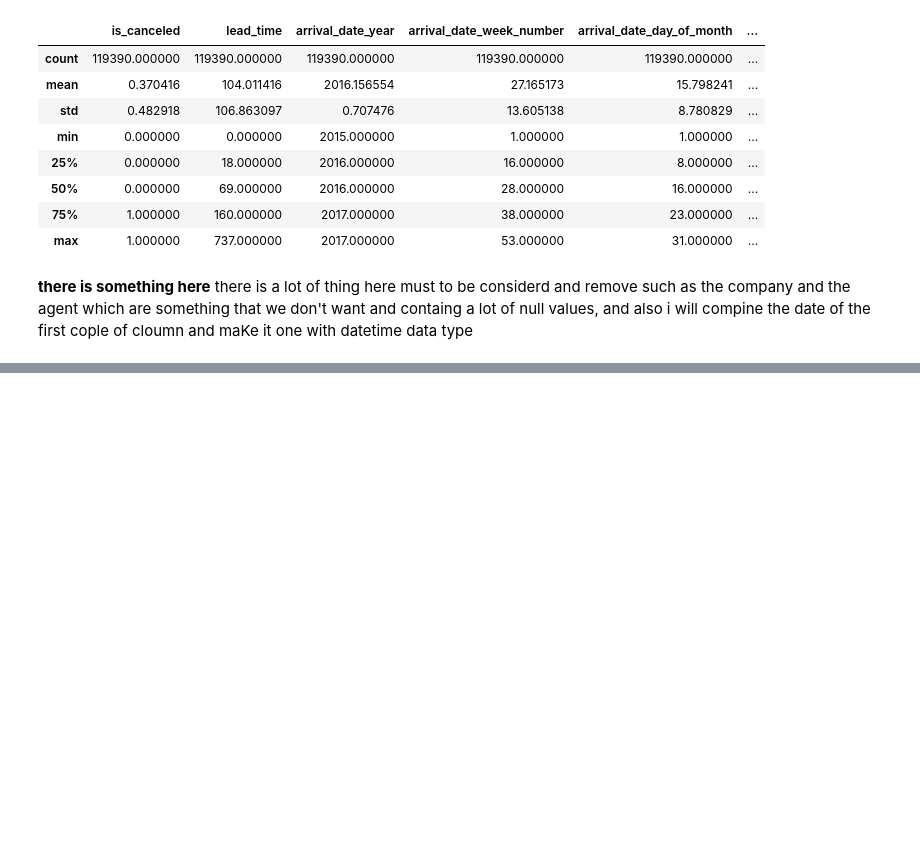
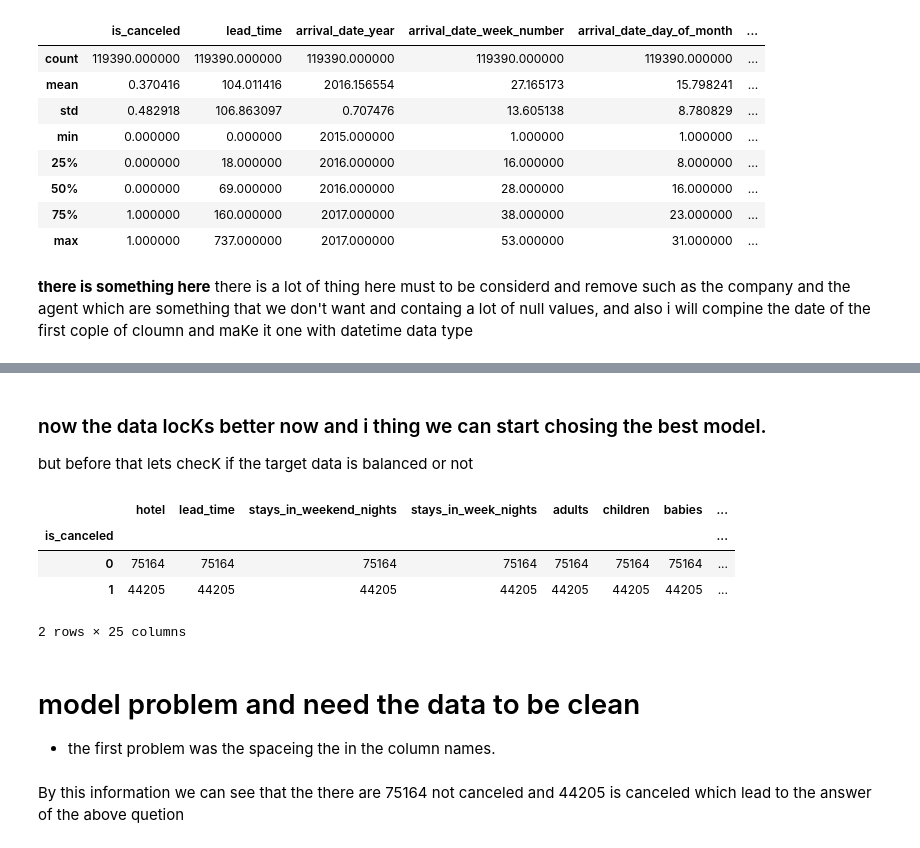
Before and after one commit to alkhonain/Tuwaiq_project, a Jupyter notebook: project/project.ipynb, the cells around one changed output, grey strips where cells are left out. Saved outputs shown, nothing was run; the diff lists cells and outputs as text; code cells hidden in the pictures; blank space fills up the shorter version.

```diff
--- a/project/project.ipynb
+++ b/project/project.ipynb
@@ -140,10 +100,0 @@ Changing Data types
-# %%
-
-df.Denominator = df.Denominator.astype(int)
-df.Score = df.Score.astype(float)
-df['Lower Estimate'] = df['Lower Estimate'].astype(float)
-df['Higher Estimate'] = df['Higher Estimate'].astype(float)
-df['End Date'] = pd.to_datetime(df['End Date'])
-df['Start Date'] = pd.to_datetime(df['Start Date'])
-
-df.info()
@@ -175,0 +130,17 @@ so now our data is clean
+# %% [markdown]
+### now the data locKs better now and i thing we can start chosing the best model.
+but before that lets checK if the target data is balanced or not
+# %%
+df.groupby('is_canceled').count()
+# %% [output]
+|  | hotel | lead_time | stays_in_weekend_nights | stays_in_week_nights | adults | children | babies | ... |
+| is_canceled |  |  |  |  |  |  |  | ... |
+| 0 | 75164 | 75164 | 75164 | 75164 | 75164 | 75164 | 75164 | ... |
+| 1 | 44205 | 44205 | 44205 | 44205 | 44205 | 44205 | 44205 | ... |
+2 rows × 25 columns
+# %% [markdown]
+# model problem and need the data to be clean
+
+- the first problem was the spaceing the in the column names.
+# %% [markdown]
+By this information we can see that the there are 75164 not canceled and 44205 is canceled which lead to the answer of the above quetion
```
Also changed, not shown: parts of 25 cells of this notebook, 1 other file.
